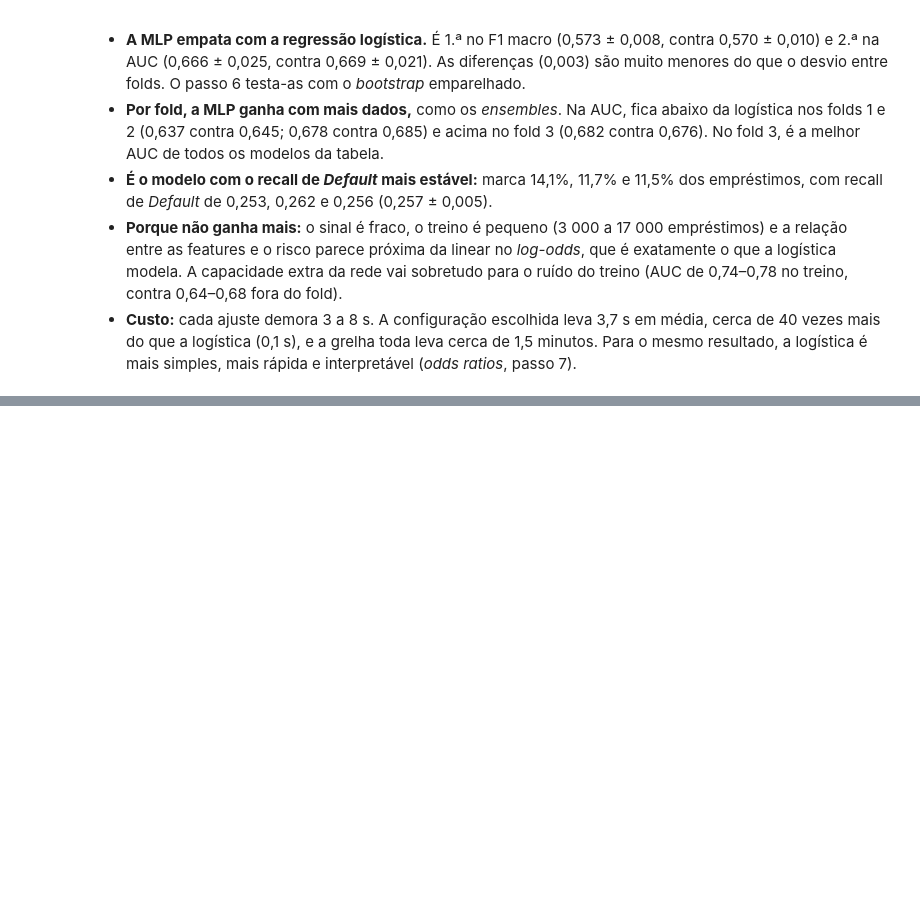
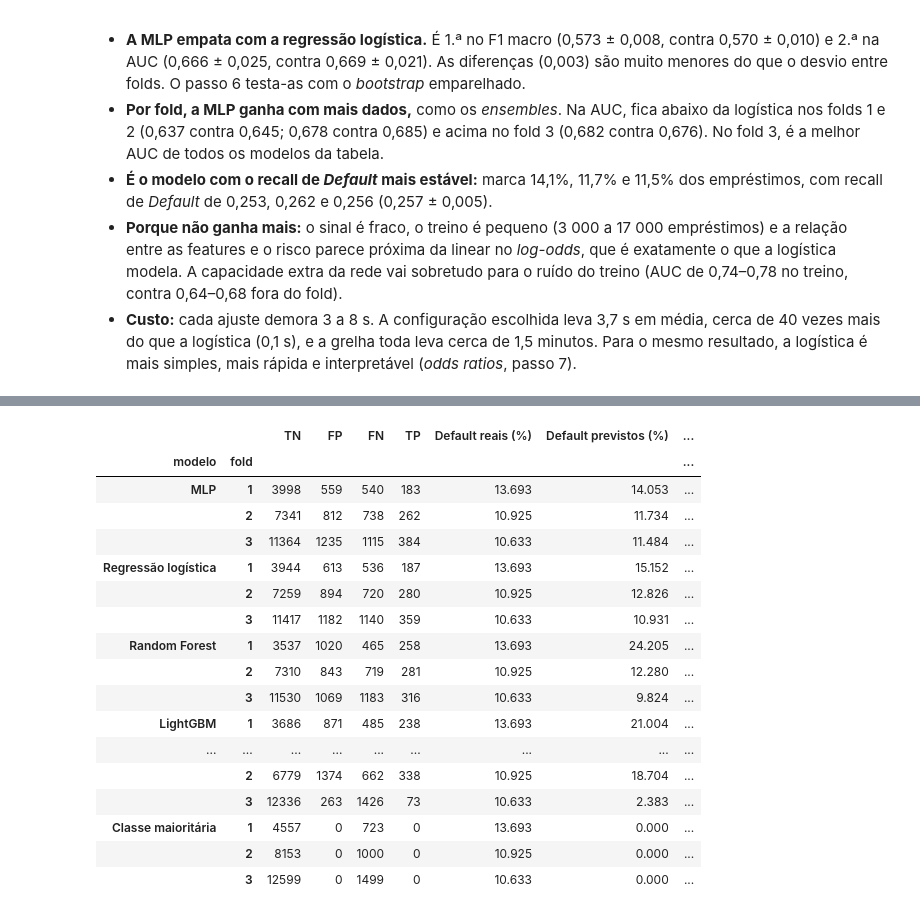
Before and after one commit to JoaoPSVieira/projeto-cd-lending-club, a Jupyter notebook: notebooks/04c_classificacao.ipynb, the cells around one changed output, grey strips where cells are left out. Cells and saved outputs as stored; diff of their text form; code cells hidden in the pictures; blank space fills up the shorter version.

```diff
--- a/notebooks/04c_classificacao.ipynb
+++ b/notebooks/04c_classificacao.ipynb
@@ -936,0 +1065,34 @@ runner.comparison_table()
+# %%
+# Matriz de confusão de cada fold (TN, FP, FN, TP), com a precisão e o recall de Default
+rows = []
+for model in order:
+    oof, threshold = chosen[model]["oof"], chosen[model]["threshold"]
+    for fold, part in oof.groupby("fold"):
+        matrix = confusion_table(part["y_true"], labels_from_proba(part["p_default"], threshold))
+        tn, fp = matrix.loc["Good standing"]
+        fn, tp = matrix.loc["Default"]
+        rows.append({"modelo": model, "fold": fold, "TN": tn, "FP": fp, "FN": fn, "TP": tp,
+                     "Default reais (%)": 100 * (tp + fn) / len(part),
+                     "Default previstos (%)": 100 * (tp + fp) / len(part),
+                     "precision Default": tp / (tp + fp) if tp + fp else np.nan,
+                     "recall Default": tp / (tp + fn)})
+pd.DataFrame(rows).set_index(["modelo", "fold"]).round(3)
+# %% [output]
+|  |  | TN | FP | FN | TP | Default reais (%) | Default previstos (%) | ... |
+| modelo | fold |  |  |  |  |  |  | ... |
+| MLP | 1 | 3998 | 559 | 540 | 183 | 13.693 | 14.053 | ... |
+|  | 2 | 7341 | 812 | 738 | 262 | 10.925 | 11.734 | ... |
+|  | 3 | 11364 | 1235 | 1115 | 384 | 10.633 | 11.484 | ... |
+| Regressão logística | 1 | 3944 | 613 | 536 | 187 | 13.693 | 15.152 | ... |
+|  | 2 | 7259 | 894 | 720 | 280 | 10.925 | 12.826 | ... |
+|  | 3 | 11417 | 1182 | 1140 | 359 | 10.633 | 10.931 | ... |
+| Random Forest | 1 | 3537 | 1020 | 465 | 258 | 13.693 | 24.205 | ... |
+|  | 2 | 7310 | 843 | 719 | 281 | 10.925 | 12.280 | ... |
+|  | 3 | 11530 | 1069 | 1183 | 316 | 10.633 | 9.824 | ... |
+| LightGBM | 1 | 3686 | 871 | 485 | 238 | 13.693 | 21.004 | ... |
+| ... | ... | ... | ... | ... | ... | ... | ... | ... |
+|  | 2 | 6779 | 1374 | 662 | 338 | 10.925 | 18.704 | ... |
+|  | 3 | 12336 | 263 | 1426 | 73 | 10.633 | 2.383 | ... |
+| Classe maioritária | 1 | 4557 | 0 | 723 | 0 | 13.693 | 0.000 | ... |
+|  | 2 | 8153 | 0 | 1000 | 0 | 10.925 | 0.000 | ... |
+|  | 3 | 12599 | 0 | 1499 | 0 | 10.633 | 0.000 | ... |
```
Also changed, not shown: parts of 12 cells of this notebook, 4 other files.
